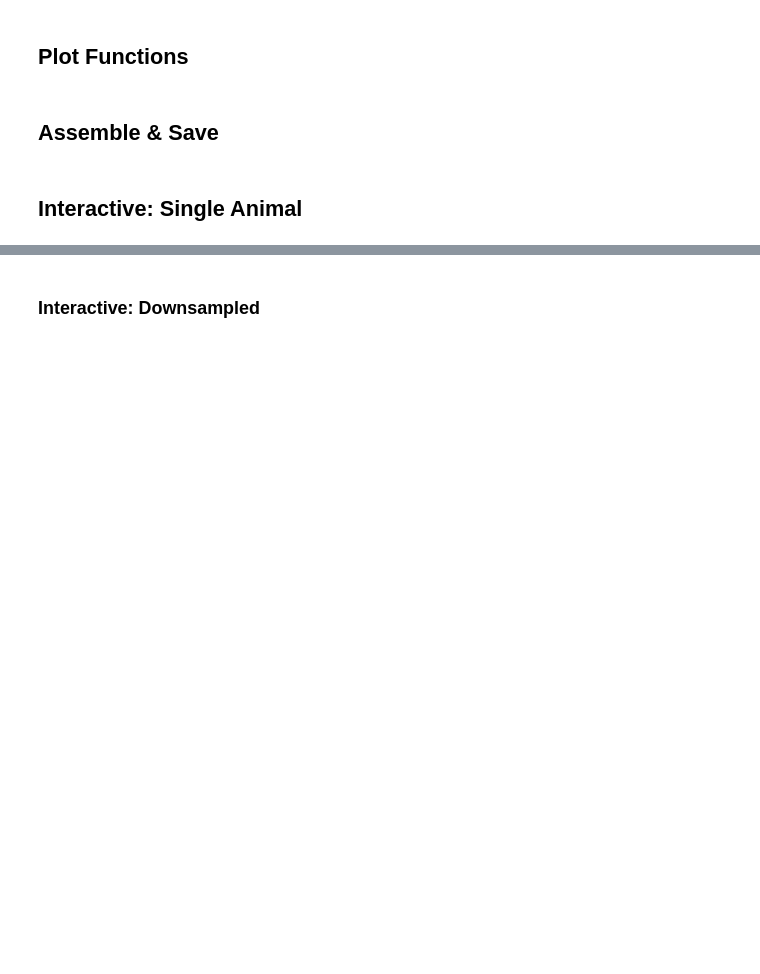
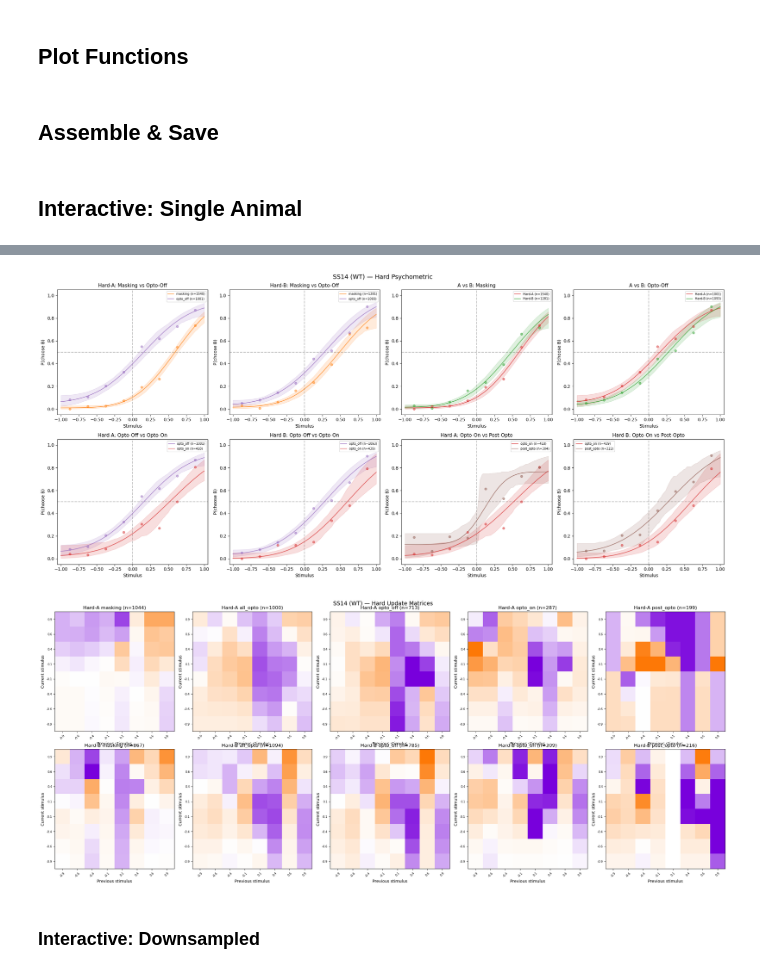
Before and after one commit to serkanshentyurk/sound_categorisation, a Jupyter notebook: notebooks/01_data_task_overview.ipynb, the cells around one changed output, grey strips where cells are left out. Cells and saved outputs as stored; diff of their text form; code cells hidden in the pictures; blank space fills up the shorter version.

```diff
--- a/notebooks/01_data_task_overview.ipynb
+++ b/notebooks/01_data_task_overview.ipynb
@@ -60,3 +94,7 @@ HARD_B_COLOUR = '#2ca02c'
+# %%
+# Condition colours (CC) and DIST_COLOURS / TYPE_MARKERS are imported in Setup.
+HARD_A_COLOUR = DIST_COLOURS['Hard-A']
+HARD_B_COLOUR = DIST_COLOURS['Hard-B']
 # %% [markdown]
 ## Plot Functions
 # %%
@@ -393,11 +459,12 @@ if opto:
 # %%
 _, ha_psyc, ha_um = compute_phase(animal, 'hard_a')
 _, hb_psyc, hb_um = compute_phase(animal, 'hard_b')
 if opto:
-    fig = plot_hard_psychometric(ha_psyc, hb_psyc, tag)
-    plt.show()
-    fig = plot_hard_um(ha_um, hb_um, tag)
-    plt.show()
+    plot_hard_psychometric(ha_psyc, hb_psyc, tag); plt.show()
+    plot_hard_um(ha_um, hb_um, tag); plt.show()
+# %% [output]
+[figure, added]
+[figure, added]
 # %% [markdown]
 ### Interactive: Downsampled
 # %%
```
Also changed, not shown: parts of 22 cells of this notebook, 25 other files.
